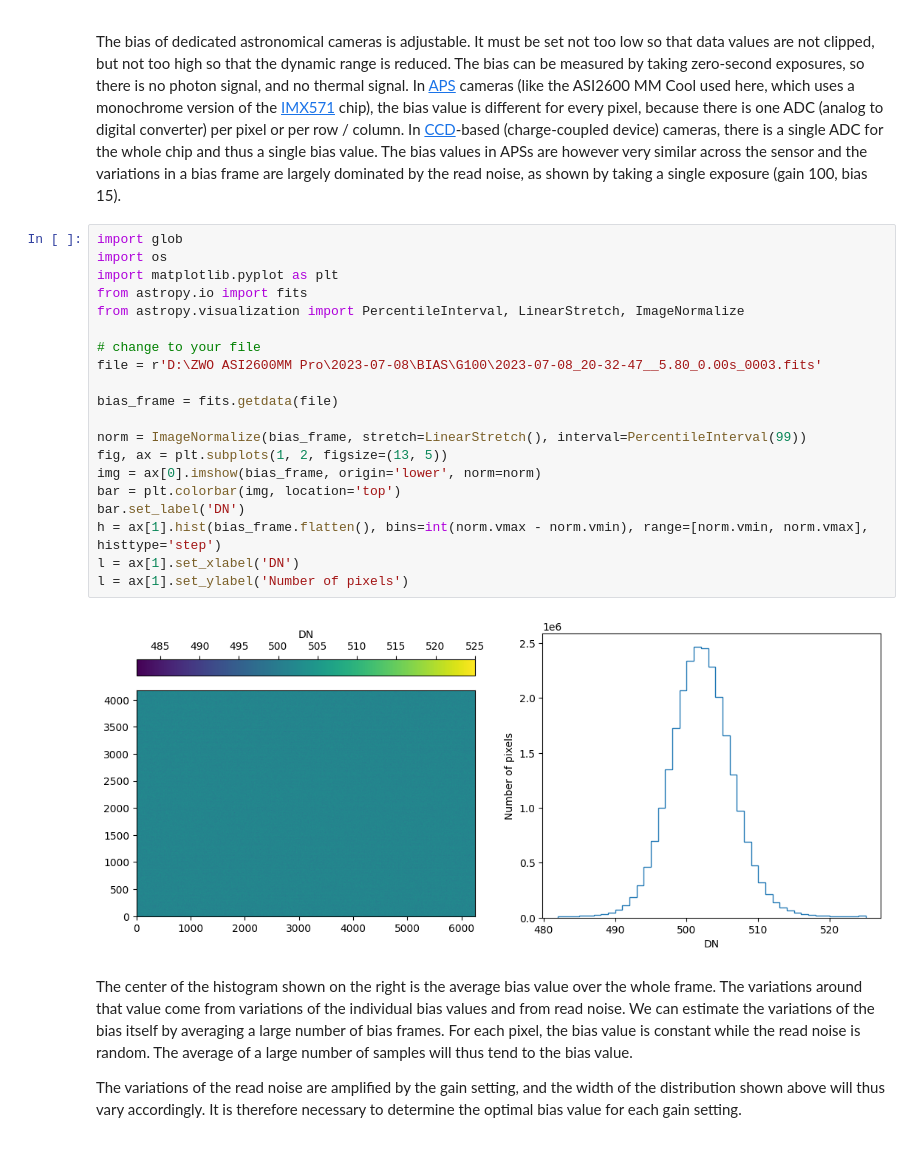
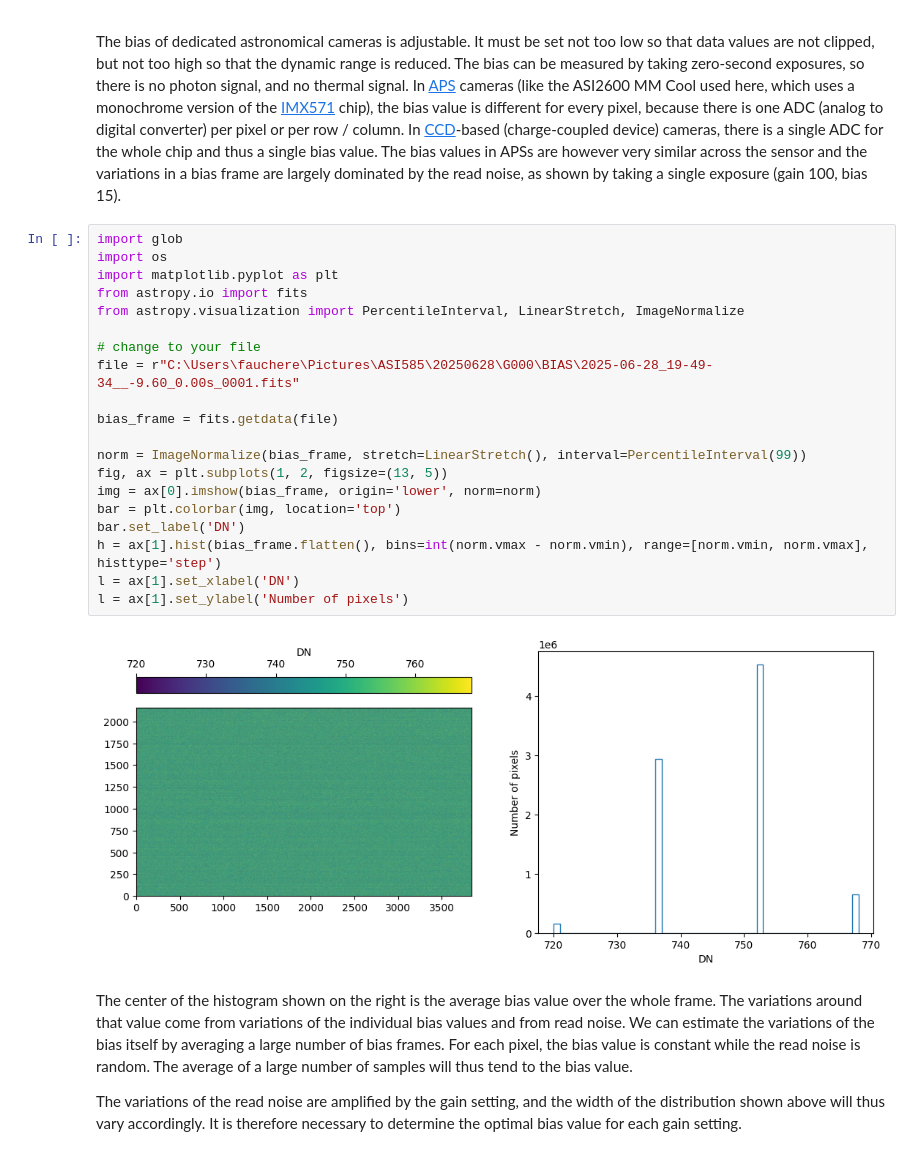
Before and after one commit to frederic-auchere/OHP, a Jupyter notebook: bias.ipynb, the cells around one changed output. Drawn from its saved outputs; the diff is of its cells as text.

```diff
--- a/bias.ipynb
+++ b/bias.ipynb
@@ -6,25 +6,25 @@ In [APS](https://en.wikipedia.org/wiki/Active-pixel_sensor) cameras (like the AS
 # %%
 import glob
 import os
 import matplotlib.pyplot as plt
 from astropy.io import fits
 from astropy.visualization import PercentileInterval, LinearStretch, ImageNormalize
 
 # change to your file
-file = r'D:\ZWO ASI2600MM Pro\2023-07-08\BIAS\G100\2023-07-08_20-32-47__5.80_0.00s_0003.fits'
+file = r"C:\Users\fauchere\Pictures\ASI585\20250628\G000\BIAS\2025-06-28_19-49-34__-9.60_0.00s_0001.fits"
 
 bias_frame = fits.getdata(file)
 
 norm = ImageNormalize(bias_frame, stretch=LinearStretch(), interval=PercentileInterval(99))
 fig, ax = plt.subplots(1, 2, figsize=(13, 5))
 img = ax[0].imshow(bias_frame, origin='lower', norm=norm)
 bar = plt.colorbar(img, location='top')
 bar.set_label('DN')
 h = ax[1].hist(bias_frame.flatten(), bins=int(norm.vmax - norm.vmin), range=[norm.vmin, norm.vmax], histtype='step')
 l = ax[1].set_xlabel('DN')
 l = ax[1].set_ylabel('Number of pixels')
 # %% [output]
-[figure, old version]
+[figure, new version]
 # %% [markdown]
 The center of the histogram shown on the right is the average bias value over the whole frame. The variations around that value come from variations of the individual bias values and from read noise. We can estimate the variations of the bias itself by averaging a large number of bias frames. For each pixel, the bias value is constant while  the read noise is random. The average of a large number of samples will thus tend to the bias value.
 
```
Also changed, not shown: parts of 2 cells of this notebook, 9 other files.
